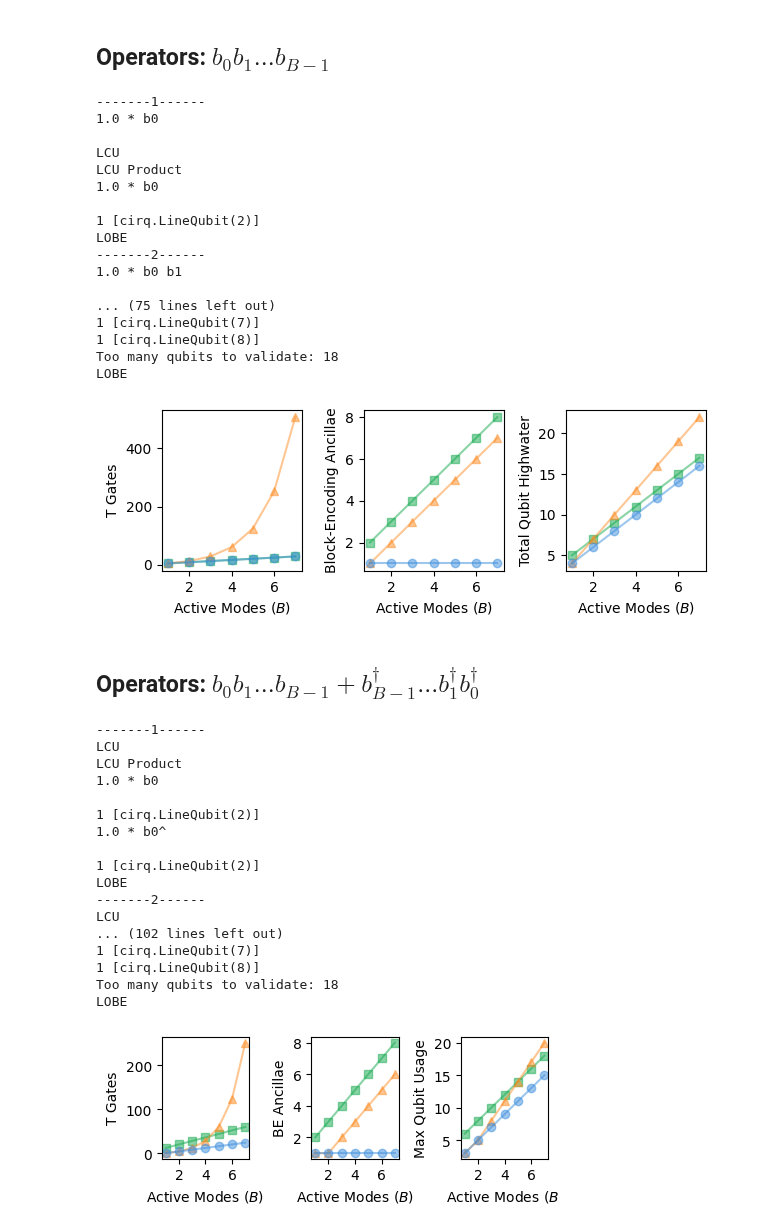
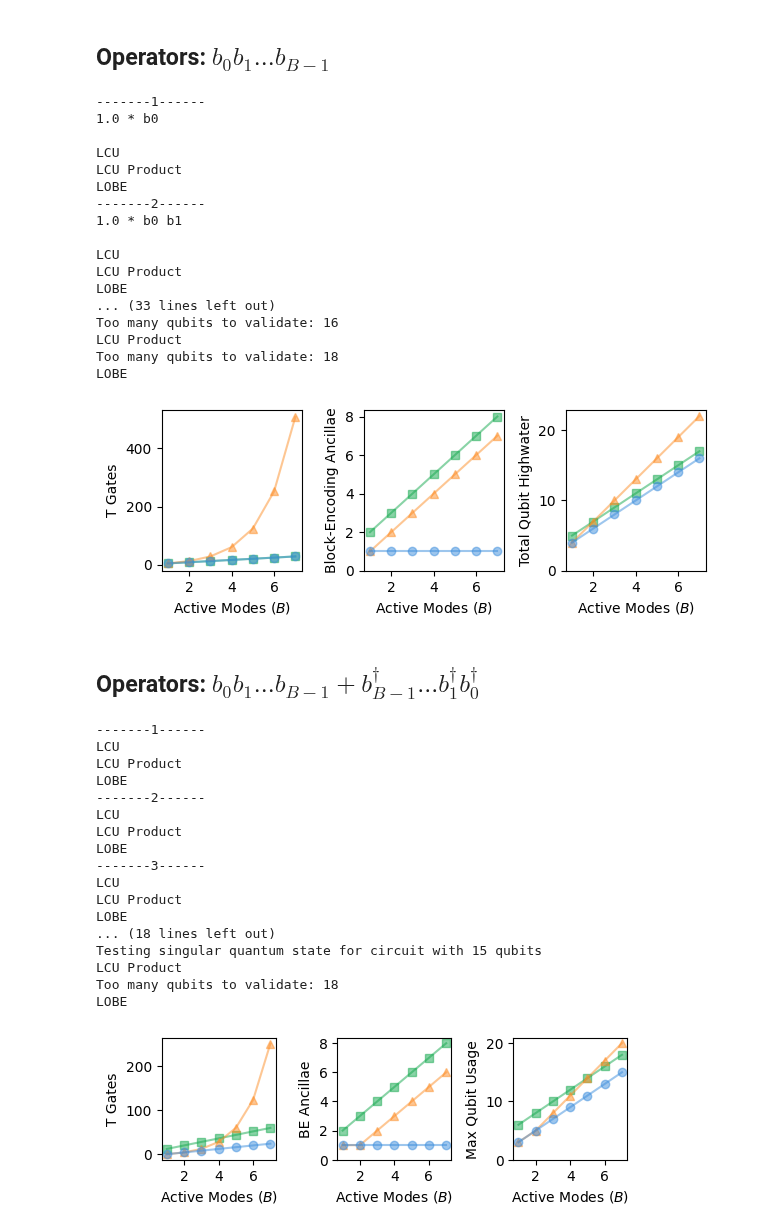
Before and after one commit to Tufts-QIQC/LOBE, a Jupyter notebook: notebooks/benchmarking/components/fermionic_operators.ipynb, the cells around one changed output. Drawn from its saved outputs; the diff is of its cells as text; code cells hidden in the pictures.

```diff
--- a/notebooks/benchmarking/components/fermionic_operators.ipynb
+++ b/notebooks/benchmarking/components/fermionic_operators.ipynb
@@ -400,7 +400,7 @@ from tests._utils import _validate_block_encoding
 # %% [markdown]
 ## Operators: $b_0 b_1 ... b_{B-1}$
 # %%
-def lobotomize(operator):
+def lobeify(operator):
     max_bosonic_occupancy = 1
     ctrls = ([cirq.LineQubit(-1000000)], [1])
     clean_ancillae = [cirq.LineQubit(-i-1) for i in range(100)]
@@ -454,23 +454,23 @@ for number_of_active_modes in numbers_of_active_modes:
     print("LCU Product")
     LCU_PRODUCT_DATA.append(piecewise_lcu(operator))
     print("LOBE")
-    LOBE_DATA.append(lobotomize(operator))
+    LOBE_DATA.append(lobeify(operator))
 # %% [output]
 -------1------
 1.0 * b0
 
 LCU
 LCU Product
-1.0 * b0
-
-1 [cirq.LineQubit(2)]
 LOBE
 -------2------
 1.0 * b0 b1
 
-... (75 lines left out)
-1 [cirq.LineQubit(7)]
-1 [cirq.LineQubit(8)]
+LCU
+LCU Product
+LOBE
+... (33 lines left out)
+Too many qubits to validate: 16
+LCU Product
 Too many qubits to validate: 18
 LOBE
 # %%
@@ -487,6 +487,7 @@ axes[1].plot(numbers_of_active_modes, [LCU_DATA[i][2] for i in range(len(numbers
 axes[1].plot(numbers_of_active_modes, [LOBE_DATA[i][2] for i in range(len(numbers_of_active_modes))], color=BLUE, marker='o', alpha = 0.5)
 axes[1].set_ylabel("Block-Encoding Ancillae")
 axes[1].set_xlabel("Active Modes ($B$)")
+axes[1].set_yticks([0, 2, 4, 6, 8])
 
 axes[2].plot(numbers_of_active_modes, [LCU_PRODUCT_DATA[i][0].ancillae_highwater() + LCU_PRODUCT_DATA[i][2] + LCU_PRODUCT_DATA[i][3] + 1 for i in range(len(numbers_of_active_modes))], color=GREEN, marker='s', alpha = 0.5, label="LCU - Product")
 axes[2].plot(numbers_of_active_modes, [LCU_DATA[i][0].ancillae_highwater() + LCU_DATA[i][2] + LCU_DATA[i][3] + 1 for i in range(len(numbers_of_active_modes))], color=ORANGE, marker='^', alpha = 0.5, label="LCU")
@@ -494,6 +495,7 @@ axes[2].plot(numbers_of_active_modes, [LOBE_DATA[i][0].ancillae_highwater() + LO
 axes[2].plot([], [], color="black", marker='x', ls='--', alpha = 0.5, label="Hamiltonian Norm")
 axes[2].set_ylabel("Total Qubit Highwater")
 axes[2].set_xlabel("Active Modes ($B$)")
+axes[2].set_yticks([0, 10, 20])
 
 axes[0].set_xticks([2, 4, 6])
 axes[1].set_xticks([2, 4, 6])
@@ -502,11 +504,11 @@ axes[2].set_xticks([2, 4, 6])
 plt.tight_layout()
 # plt.savefig("../../../manuscript/figures/fermionic-comparison.pdf", dpi=300)
 # %% [output]
-[figure, old version]
+[figure, new version]
 # %% [markdown]
 ## Operators: $b_0 b_1 ... b_{B-1} + b_{B-1}^\dagger ... b_1^\dagger b_0^\dagger$
 # %%
-def lobotomize_hc(operator):
+def lobeify_hc(operator):
     max_bosonic_occupancy = 1
     ctrls = ([cirq.LineQubit(-1000000)], [1])
     clean_ancillae = [cirq.LineQubit(-i-1) for i in range(100)]
@@ -560,52 +562,54 @@ for number_of_active_modes in numbers_of_active_modes:
     print("LCU Product")
     LCU_PRODUCT_DATA.append(piecewise_lcu(operator))
     print("LOBE")
-    LOBE_DATA.append(lobotomize_hc(operator))
+    LOBE_DATA.append(lobeify_hc(operator))
 # %% [output]
 -------1------
 LCU
 LCU Product
-1.0 * b0
-
-1 [cirq.LineQubit(2)]
-1.0 * b0^
-
-1 [cirq.LineQubit(2)]
 LOBE
 -------2------
 LCU
-... (102 lines left out)
-1 [cirq.LineQubit(7)]
-1 [cirq.LineQubit(8)]
+LCU Product
+LOBE
+-------3------
+LCU
+LCU Product
+LOBE
+... (18 lines left out)
+Testing singular quantum state for circuit with 15 qubits
+LCU Product
 Too many qubits to validate: 18
 LOBE
 # %%
-fig, axes = plt.subplots(1, 3, figsize=(12 / 2.54, 5 / 2.54))
+fig, axes = plt.subplots(1, 3, figsize=(14 / 2.54, 5 / 2.54))
 
 axes[0].plot(numbers_of_active_modes, [(4*LCU_PRODUCT_DATA[i][0].number_of_elbows) + LCU_PRODUCT_DATA[i][0].number_of_t_gates for i in range(len(numbers_of_active_modes))], color=GREEN, marker='s', alpha = 0.5)
 axes[0].plot(numbers_of_active_modes, [(4*LCU_DATA[i][0].number_of_elbows) + LCU_DATA[i][0].number_of_t_gates for i in range(len(numbers_of_active_modes))], color=ORANGE, marker='^', alpha = 0.5)
 axes[0].plot(numbers_of_active_modes, [(4*LOBE_DATA[i][0].number_of_elbows) + LOBE_DATA[i][0].number_of_t_gates for i in range(len(numbers_of_active_modes))], color=BLUE, marker='o', alpha = 0.5)
 axes[0].set_ylabel("T Gates")
 axes[0].set_xlabel("Active Modes ($B$)")
 
 axes[1].plot(numbers_of_active_modes, [LCU_PRODUCT_DATA[i][2] for i in range(len(numbers_of_active_modes))], color=GREEN, marker='s', alpha = 0.5)
 axes[1].plot(numbers_of_active_modes, [LCU_DATA[i][2] for i in range(len(numbers_of_active_modes))], color=ORANGE, marker='^', alpha = 0.5)
 axes[1].plot(numbers_of_active_modes, [LOBE_DATA[i][2] for i in range(len(numbers_of_active_modes))], color=BLUE, marker='o', alpha = 0.5)
 axes[1].set_ylabel("BE Ancillae")
 axes[1].set_xlabel("Active Modes ($B$)")
+axes[1].set_yticks([0, 2, 4, 6, 8])
 
 axes[2].plot(numbers_of_active_modes, [LCU_PRODUCT_DATA[i][0].ancillae_highwater() + LCU_PRODUCT_DATA[i][2] + LCU_PRODUCT_DATA[i][3] + 1 for i in range(len(numbers_of_active_modes))], color=GREEN, marker='s', alpha = 0.5, label="LCU - Product")
 axes[2].plot(numbers_of_active_modes, [LCU_DATA[i][0].ancillae_highwater() + LCU_DATA[i][2] + LCU_DATA[i][3] + 1 for i in range(len(numbers_of_active_modes))], color=ORANGE, marker='^', alpha = 0.5, label="LCU")
 axes[2].plot(numbers_of_active_modes, [LOBE_DATA[i][0].ancillae_highwater() + LOBE_DATA[i][2] + LOBE_DATA[i][3] + 1 for i in range(len(numbers_of_active_modes))], color=BLUE, marker='o', alpha = 0.5, label="LOBE")
 axes[2].plot([], [], color="black", marker='x', ls='--', alpha = 0.5, label="Hamiltonian Norm")
 axes[2].set_ylabel("Max Qubit Usage")
 axes[2].set_xlabel("Active Modes ($B$)")
+axes[2].set_yticks([0, 10, 20])
 
 axes[0].set_xticks([2, 4, 6])
 axes[1].set_xticks([2, 4, 6])
 axes[2].set_xticks([2, 4, 6])
 
 plt.tight_layout()
 # plt.savefig("../../../manuscript/figures/fermionic-hc-comparison.pdf", dpi=300)
 # %% [output]
-[figure, old version]
+[figure, new version]
```
Also changed, not shown: parts of 1 cell of this notebook, 54 other files.
